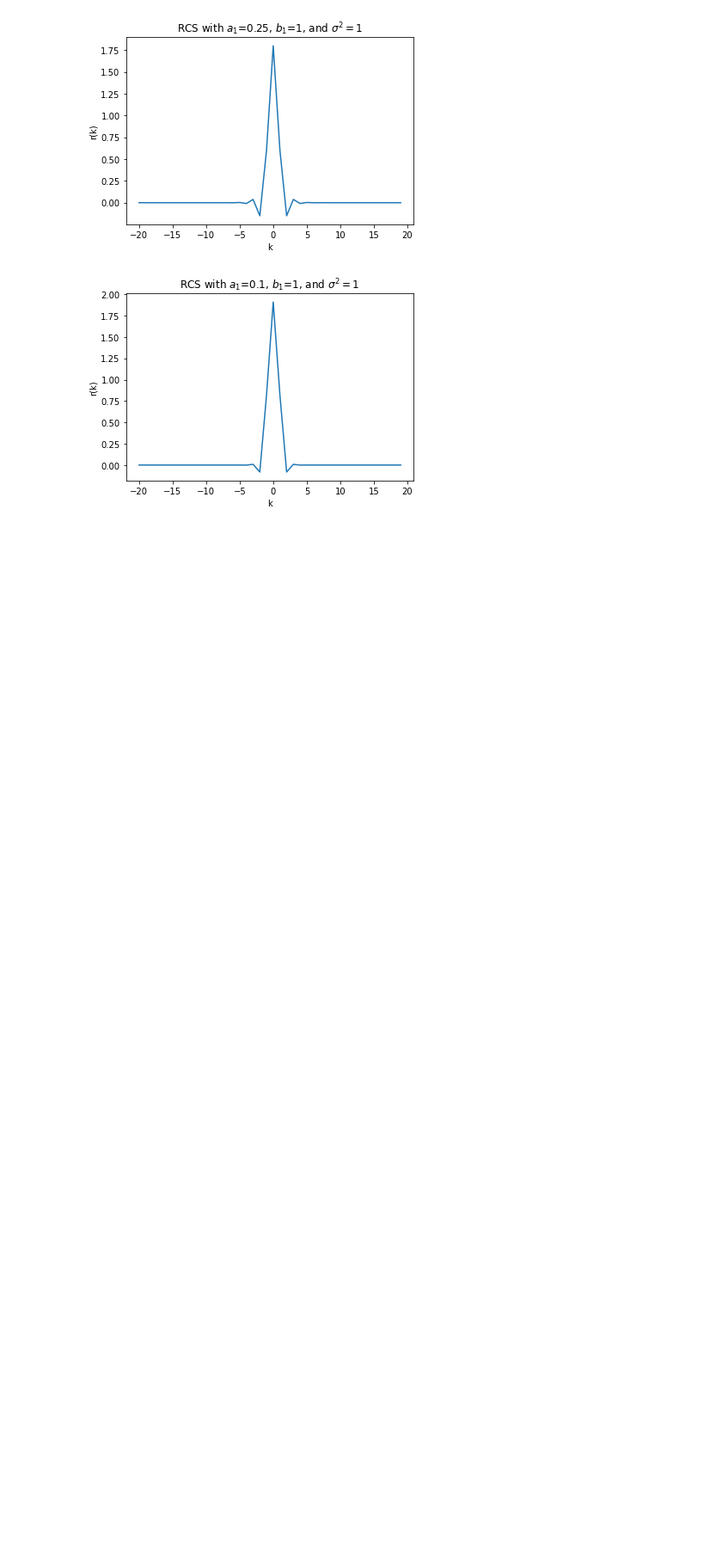
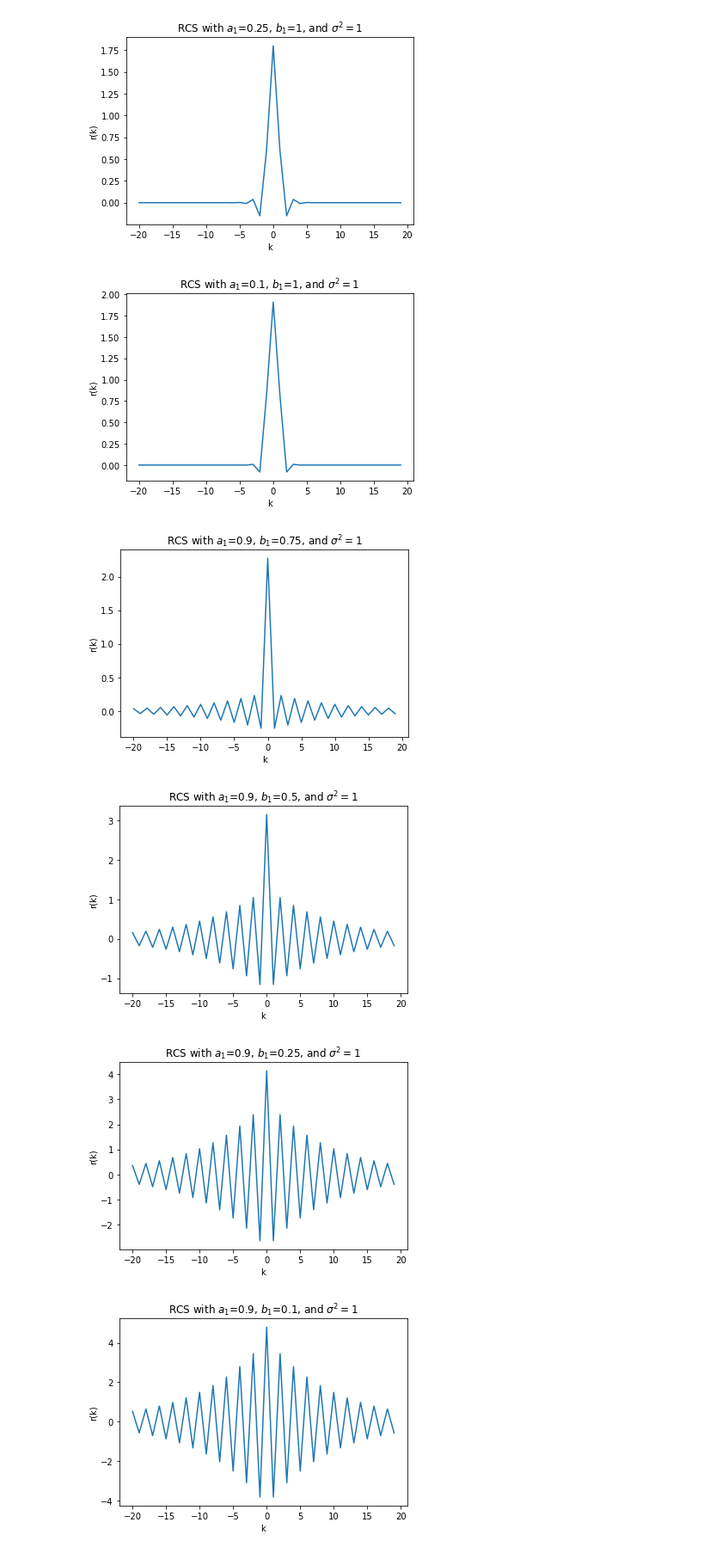
Before and after one commit to KrosisBH/phys6207-hw, a Jupyter notebook: c112.ipynb, the cells around one changed output. Shown: that part at 86% size. Saved outputs shown, nothing was run; the diff lists cells and outputs as text; code cells hidden in the pictures; blank space fills up the shorter version.

```diff
--- a/c112.ipynb
+++ b/c112.ipynb
@@ -39,3 +48,15 @@ plot_for_values(0.1, 1 , 1)
 [figure]
 [figure]
 [figure]
+# %%
+#Now focusing on b. Note that a = 1 is undefined
+
+plot_for_values(0.9, 0.75 , 1)
+plot_for_values(0.9, 0.5 , 1)
+plot_for_values(0.9, 0.25 , 1)
+plot_for_values(0.9, 0.1 , 1)
+# %% [output]
+[figure, added]
+[figure, added]
+[figure, added]
+[figure, added]
```
Also changed, not shown: parts of 4 cells of this notebook.
